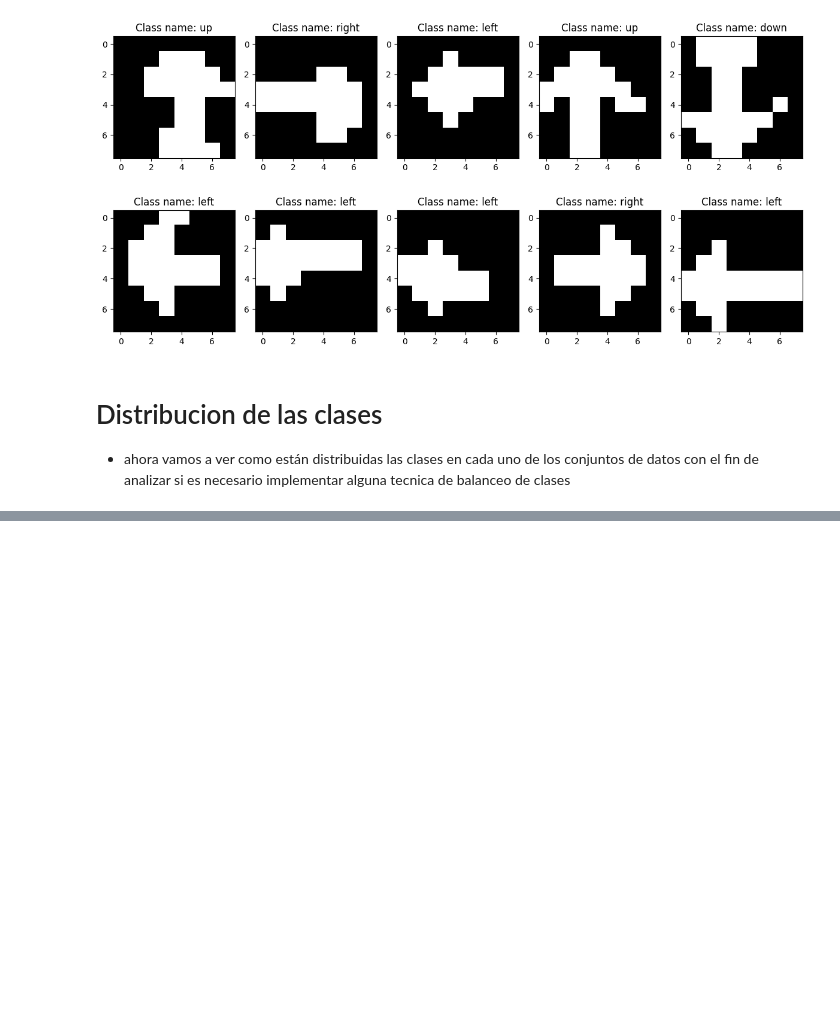
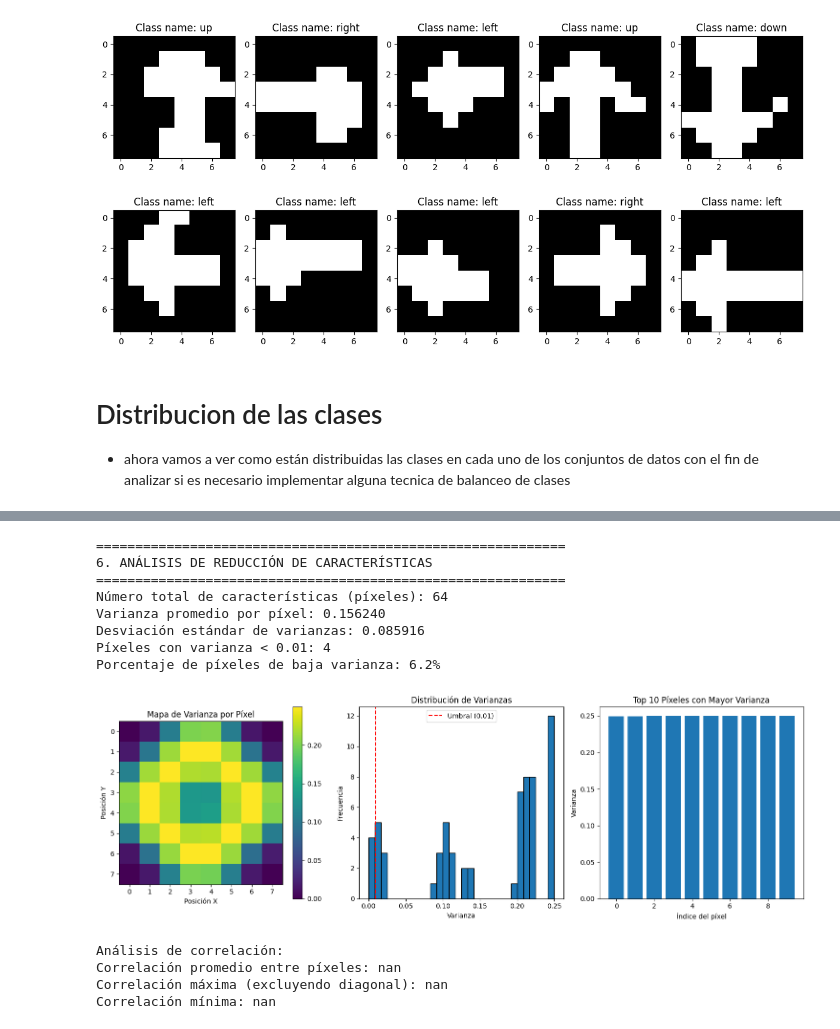
Before and after one commit to Sebatianbotia/Arrows8MLP, a Jupyter notebook: arrows8-checkpoint.ipynb, the cells around one changed output, grey strips where cells are left out. Cells and saved outputs as stored; diff of their text form; code cells hidden in the pictures; blank space fills up the shorter version.

```diff
--- a/arrows8-checkpoint.ipynb
+++ b/arrows8-checkpoint.ipynb
@@ -130,0 +404,80 @@ datos de Testing:
+# %%
+# 6. ANÁLISIS DE REDUCCIÓN DE CARACTERÍSTICAS
+print("=" * 60)
+print("6. ANÁLISIS DE REDUCCIÓN DE CARACTERÍSTICAS")
+print("=" * 60)
+
+# Calcular la varianza por píxel para identificar características importantes
+pixel_variances = np.var(X_train_flat, axis=0)
+print(f"Número total de características (píxeles): {len(pixel_variances)}")
+print(f"Varianza promedio por píxel: {pixel_variances.mean():.6f}")
+print(f"Desviación estándar de varianzas: {pixel_variances.std():.6f}")
+
+# Identificar píxeles con baja varianza (menos informativos)
+umbral_varianza = 0.01  # Umbral para considerar baja varianza
+low_variance_pixels = np.sum(pixel_variances < umbral_varianza)
+print(f"Píxeles con varianza < {umbral_varianza}: {low_variance_pixels}")
+print(f"Porcentaje de píxeles de baja varianza: {(low_variance_pixels/len(pixel_variances))*100:.1f}%")
+
+# Visualizar la varianza por posición en la imagen
+variance_image = pixel_variances.reshape(8, 8)
+
+fig, axes = plt.subplots(1, 3, figsize=(15, 5))
+
+# Mapa de calor de varianzas
+im1 = axes[0].imshow(variance_image, cmap='viridis')
+axes[0].set_title('Mapa de Varianza por Píxel')
+axes[0].set_xlabel('Posición X')
+axes[0].set_ylabel('Posición Y')
+plt.colorbar(im1, ax=axes[0])
+
+# Histograma de varianzas
+axes[1].hist(pixel_variances, bins=30, edgecolor='black')
+axes[1].set_title('Distribución de Varianzas')
+axes[1].set_xlabel('Varianza')
+axes[1].set_ylabel('Frecuencia')
+axes[1].axvline(umbral_varianza, color='red', linestyle='--', label=f'Umbral ({umbral_varianza})')
+axes[1].legend()
+
+# Píxeles más importantes (mayor varianza)
+top_pixels = np.argsort(pixel_variances)[-10:]  # Top 10 píxeles más variables
+axes[2].bar(range(len(top_pixels)), pixel_variances[top_pixels])
+axes[2].set_title('Top 10 Píxeles con Mayor Varianza')
+axes[2].set_xlabel('Índice del píxel')
+axes[2].set_ylabel('Varianza')
+
+plt.tight_layout()
+plt.show()
+
+# Análisis de correlación entre características
+print(f"\nAnálisis de correlación:")
+# Calcular correlación solo en una muestra para no usar demasiada memoria
+sample_size = 1000
+sample_indices = np.random.choice(X_train_flat.shape[0], sample_size, replace=False)
+correlation_matrix = np.corrcoef(X_train_flat[sample_indices].T)
+
+# Crear máscara para excluir la diagonal y valores NaN
+mask = ~np.eye(correlation_matrix.shape[0], dtype=bool)
+valid_correlations = correlation_matrix[mask]
+valid_correlations = valid_correlations[~np.isnan(valid_correlations)]
+
+if len(valid_correlations) > 0:
+    print(f"Correlación promedio entre píxeles: {np.mean(valid_correlations):.3f}")
+    print(f"Correlación máxima (excluyendo diagonal): {np.max(valid_correlations):.3f}")
+    print(f"Correlación mínima: {np.min(valid_correlations):.3f}")
+else:
+    print("No se pudieron calcular correlaciones válidas")
+# %% [output]
+============================================================
+6. ANÁLISIS DE REDUCCIÓN DE CARACTERÍSTICAS
+============================================================
+Número total de características (píxeles): 64
+Varianza promedio por píxel: 0.156240
+Desviación estándar de varianzas: 0.085916
+Píxeles con varianza < 0.01: 4
+Porcentaje de píxeles de baja varianza: 6.2%
+[figure, added]
+Análisis de correlación:
+Correlación promedio entre píxeles: nan
+Correlación máxima (excluyendo diagonal): nan
+Correlación mínima: nan
```
Also changed, not shown: parts of 26 cells of this notebook.
